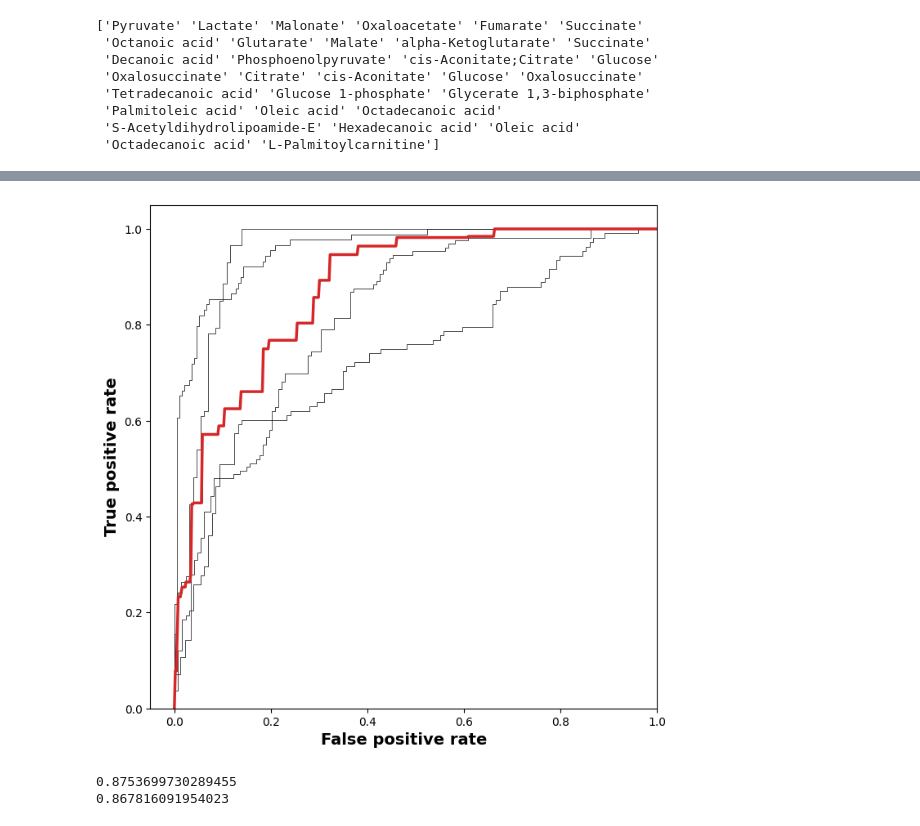
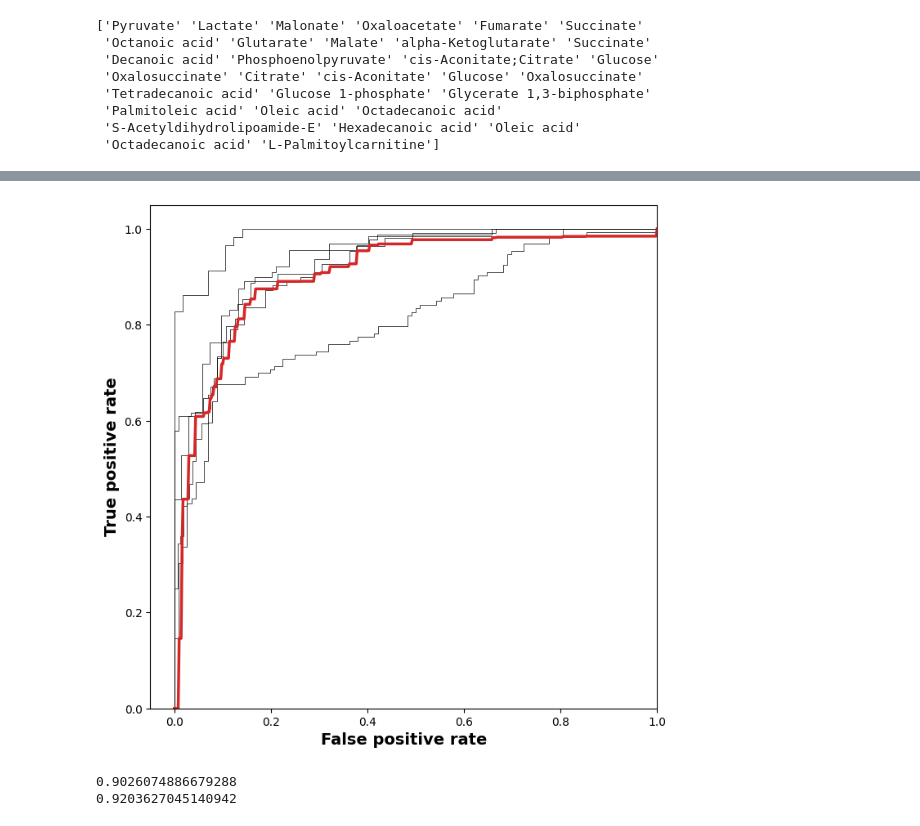
Before and after one commit to AstraZeneca/metabolic_classifier, a Jupyter notebook: metabolic_classifier.ipynb, the cells around one changed output, grey strips where cells are left out. Cells and saved outputs as stored; diff of their text form; code cells hidden in the pictures.

```diff
--- a/metabolic_classifier.ipynb
+++ b/metabolic_classifier.ipynb
@@ -186,18 +165,18 @@ def f1_m(y_true, y_pred):
 def build_classifier(spec_shape, lr=1e-4, num_classes=1):
     inputs = layers.Input(shape=spec_shape)
     x = layers.BatchNormalization()(inputs)
-    x = layers.Dense(64, activation='relu')(x)
-    x = layers.Dense(64, activation='relu')(x)
+    x = layers.Dense(64, activation='relu', kernel_regularizer=regularizers.l2())(x)
+    x = layers.Dense(64, activation='relu', kernel_regularizer=regularizers.l2())(x)
     if num_classes==1:
         outputs = layers.Dense(1, activation='sigmoid')(x)
         model = models.Model(inputs=inputs, outputs=outputs)
-        opt = optimizers.Adam(lr=lr)
+        opt = optimizers.Adam(learning_rate=lr)
         model.compile(optimizer=opt, loss='binary_crossentropy', metrics=['accuracy', f1_m])
         return model
     else:
         outputs = layers.Dense(num_classes, activation='softmax')(x)
         model = models.Model(inputs=inputs, outputs=outputs)
-        opt = optimizers.Adam(lr=lr)
+        opt = optimizers.Adam(learning_rate=lr)
         model.compile(optimizer=opt, loss='categorical_crossentropy', metrics=['accuracy'])
         return model
 
@@ -226,7 +205,7 @@ def spec_generator(data, labels, s_aug=0.1, batch_size=256):
 nfolds = 5
 batch_size = 32
 
-kf = KFold(n_splits=nfolds, shuffle=True)
+kf = KFold(n_splits=nfolds, shuffle=True, random_state=42)
 results_dict = {}
 results_dict['test_accuracy'] = np.zeros(nfolds)
 results_dict['test_f1'] = np.zeros(nfolds)
@@ -239,6 +218,7 @@ weight_for_1 = (1 / pos) * (total / 2.0)
 class_weight = {0: weight_for_0, 1: weight_for_1}
 
 for n, (trainval_index, test_index) in enumerate(kf.split(patient_list)):
+
     ntrain = int(0.9*len(trainval_index))
     train_index = trainval_index[:ntrain]
     val_index = trainval_index[ntrain:]
@@ -270,7 +250,7 @@ for n, (trainval_index, test_index) in enumerate(kf.split(patient_list)):
                              validation_steps=val_steps, callbacks=cbs, verbose=0,
                              class_weight=class_weight)
 
-    test_loss, test_acc, test_f1 = classifier.evaluate(x_test, y_test)
+    test_loss, test_acc, test_f1 = classifier.evaluate(x_test, y_test, verbose=0)
     results_dict['test_accuracy'][n] = test_acc
     results_dict['test_f1'][n] = test_f1
     results_dict['history_fold-%d'%(n+1)] = history.history
@@ -285,12 +265,12 @@ for n, (trainval_index, test_index) in enumerate(kf.split(patient_list)):
     results_dict['tpr_fold-%d'%(n+1)] = tpr
     results_dict['auc_fold-%d'%(n+1)] = auc_test
 
-    test_summary = shap.kmeans(x_test, 15)
+    test_summary = shap.kmeans(x_train, 5)
     explainer = shap.KernelExplainer(classifier, test_summary)
-    results_dict['shap_vals_fold-%d'%(n+1)] = explainer.shap_values(x_test)[0]
+    shap_vals = explainer.shap_values(x_test, l1_reg='aic', silent=True)
+    results_dict['shap_vals_fold-%d'%(n+1)] = shap_vals
     results_dict['eval_data_fold-%d'%(n+1)] = x_test
 
-    print('')
 
 print('Test accuracy: %.2f%%' %(100*np.mean(results_dict['test_accuracy'])))
 print('Test F1: %.2f%%' %(100*np.mean(results_dict['test_f1'])))
@@ -412,31 +280,32 @@ Set parameter alpha to: original_alpha * np.sqrt(n_samples).
 # %%
 xaxis = np.linspace(0, 1, 500)
 
 fig, ax = plt.subplots(1, 1, figsize=(8, 8))
 fpr_list, tpr_list = [], []
 for n in range(5):
     fpr = results_dict['fpr_fold-%d'%(n+1)]
     tpr = results_dict['tpr_fold-%d'%(n+1)]
+    fpr_u, index = np.unique(fpr, return_index=True)
     ax.plot(fpr, tpr, color='k', lw=0.5)
-    f_tpr = interp1d(fpr, tpr, 0)
+    f_tpr = interp1d(fpr_u, tpr[index], 0)
     fpr_list.append(xaxis)
     tpr_list.append(f_tpr(xaxis))
 fpr_med = np.median(fpr_list, axis=0)
 tpr_med = np.median(tpr_list, axis=0)
 tpr_med[0] = 0
 ax.plot(fpr_med, tpr_med, lw=2.5, color='tab:red')
 ax.set_xlim(None, 1)
 ax.set_ylim(0, None)
 ax.set_xlabel('False positive rate', weight='bold', fontsize=14)
 ax.set_ylabel('True positive rate', weight='bold', fontsize=14)
 plt.show()
 
 print(auc(fpr_med, tpr_med))
 print(np.median([results_dict['auc_fold-%d'%(n+1)] for n in range(5)]))
 # %% [output]
-[figure, old version]
+[figure, new version]
-0.8753699730289455
-0.867816091954023
+0.9026074886679288
+0.9203627045140942
 # %%
 fig, axes = plt.subplots(1, 5, figsize=(20, 4))
 for n, ax in enumerate(axes):
```
Also changed, not shown: parts of 13 cells of this notebook.
